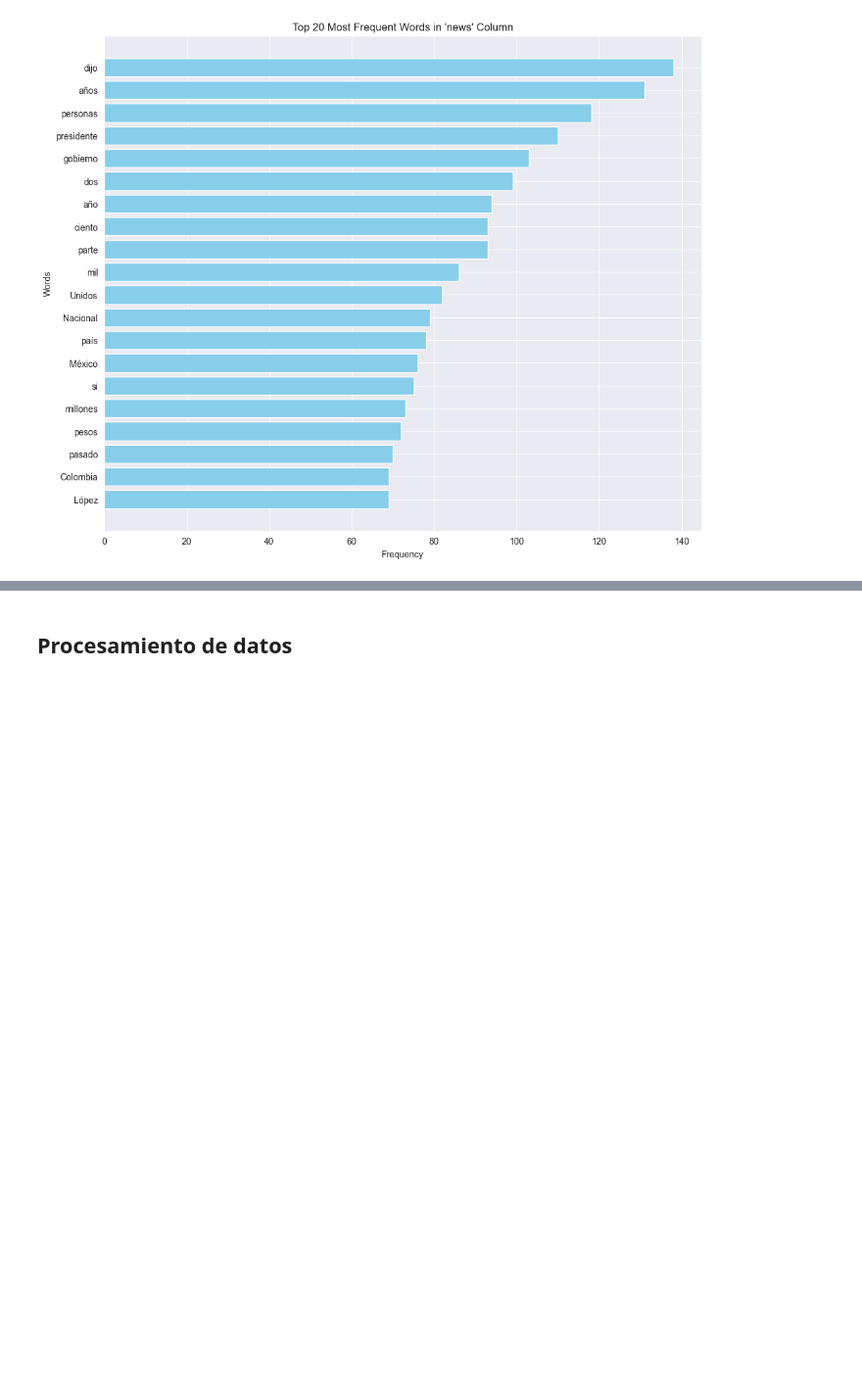
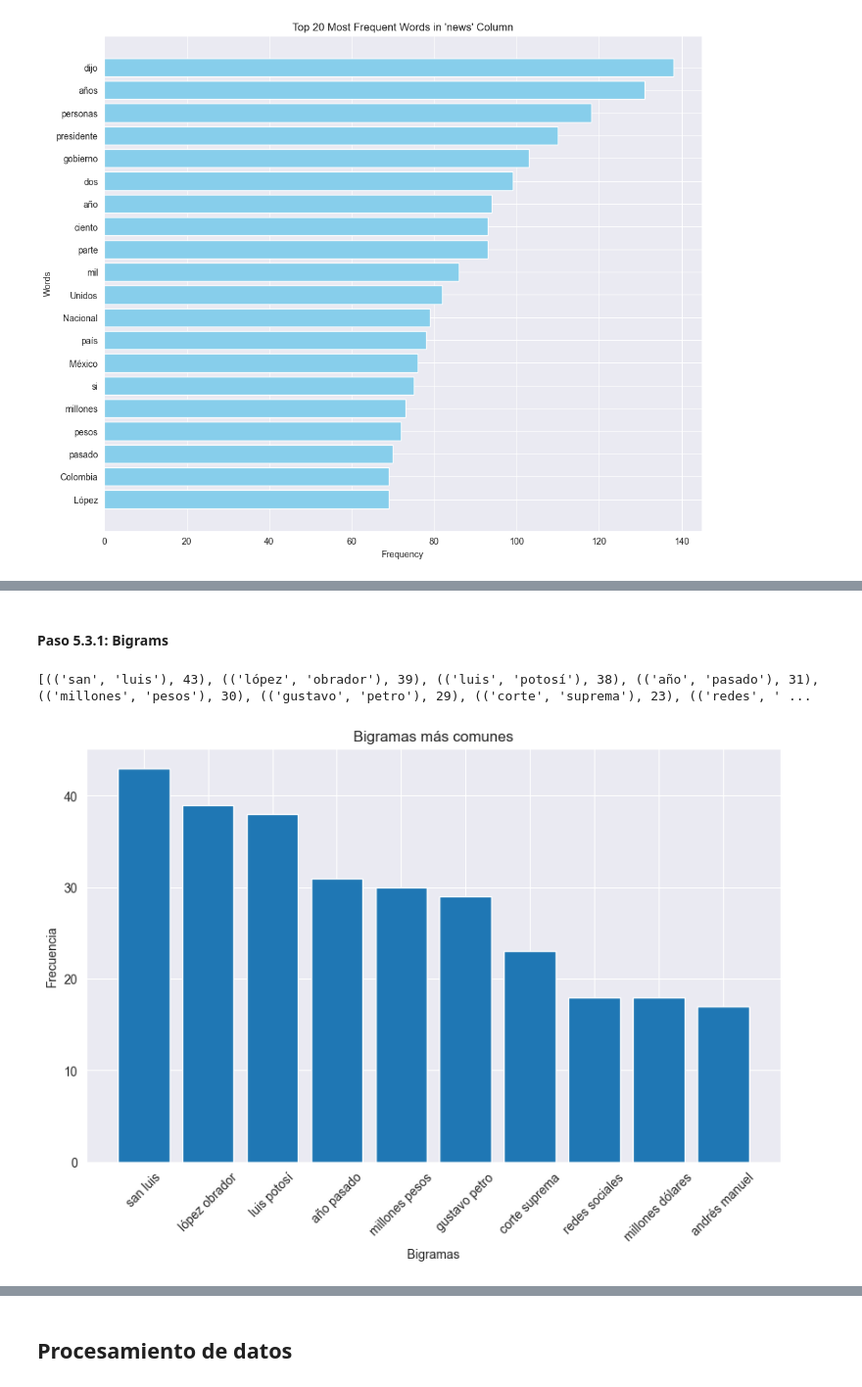
Before and after one commit to BlueAutomata/nlp-media-framing, a Jupyter notebook: notebooks/EDA.ipynb, the cells around one changed output, grey strips where cells are left out. Shown at 98% size. Saved outputs shown, nothing was run; the diff lists cells and outputs as text; code cells hidden in the pictures; blank space fills up the shorter version.

Commit message:
add visualization for nlp

```diff
--- a/notebooks/EDA.ipynb
+++ b/notebooks/EDA.ipynb
@@ -359,0 +378,41 @@ plt.show()
+# %%
+def generate_ngramas(text, n):
+    """
+    Genera n-gramas a partir de un texto limpio.
+    """
+    # Limpiar el texto
+    tokens = clean_text(text)
+
+    # Generar n-gramas
+    return list(ngrams(tokens, n))
+# %% [markdown]
+#### Paso 5.3.1: Bigrams
+# %%
+# Aplicar la función a cada fila de la columna 'news'
+df['bigramas'] = df['news'].apply(lambda x: generate_ngramas(x, 2))
+# %%
+# Combinar todos los n-gramas en una sola lista
+todos_los_bigramas = [bigrama for sublist in df['bigramas'] for bigrama in sublist]
+
+# Contar la frecuencia de cada n-grama
+frecuencia_bigramas = Counter(todos_los_bigramas)
+
+# Mostrar los n-gramas más comunes
+print(frecuencia_bigramas.most_common(10))
+# %% [output]
+[(('san', 'luis'), 43), (('lópez', 'obrador'), 39), (('luis', 'potosí'), 38), (('año', 'pasado'), 31), (('millones', 'pesos'), 30), (('gustavo', 'petro'), 29), (('corte', 'suprema'), 23), (('redes', ' ...
+# %%
+# Convertir a DataFrame para facilitar la visualización
+df_frecuencia = pd.DataFrame(frecuencia_bigramas.most_common(10), columns=['Bigrama', 'Frecuencia'])
+df_frecuencia['Bigrama'] = df_frecuencia['Bigrama'].apply(lambda x: ' '.join(x))
+
+# Graficar
+plt.figure(figsize=(10, 6))
+plt.bar(df_frecuencia['Bigrama'], df_frecuencia['Frecuencia'])
+plt.xlabel('Bigramas')
+plt.ylabel('Frecuencia')
+plt.title('Bigramas más comunes')
+plt.xticks(rotation=45)
+plt.show()
+# %% [output]
+[figure, added]
```
Also changed, not shown: parts of 27 cells of this notebook, 1 other file.
